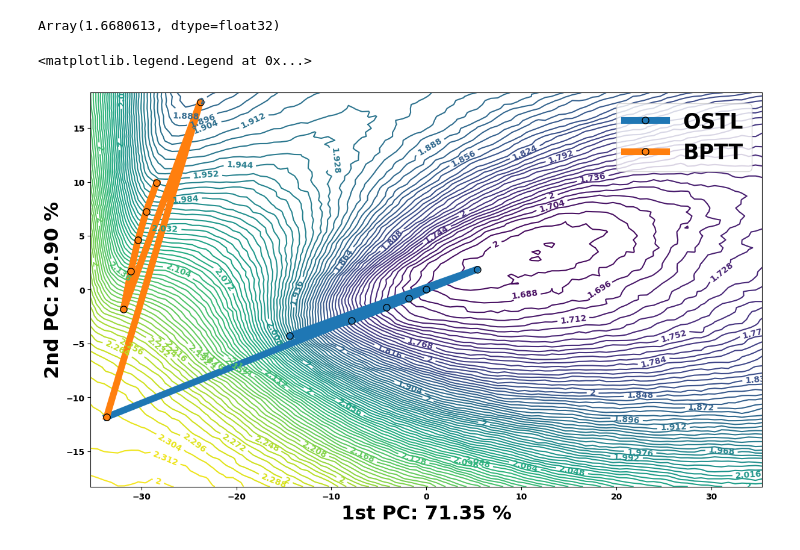
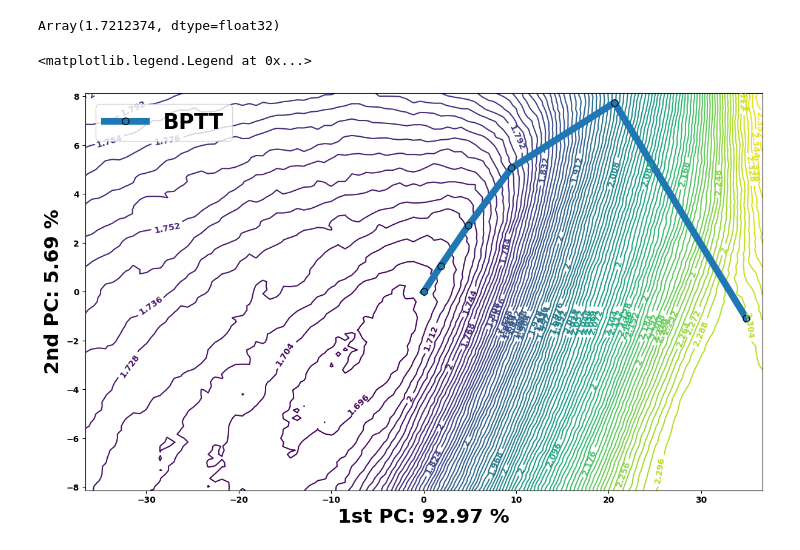
Before and after one commit to Intelligent-Microsystems-Lab/slax, a Jupyter notebook: example.ipynb, the cells around one changed output. Saved outputs shown, nothing was run; the diff lists cells and outputs as text; code cells hidden in the pictures.

```diff
--- a/example.ipynb
+++ b/example.ipynb
@@ -71,5 +126,11 @@ def exec(bp_params,bp_opt_state,ostl_params,ostl_opt_state,random_seed):
 # %%
 with open('./tmp/bp_model_{}'.format(0),'wb') as file:
             pickle.dump(tree_map(jnp.float32,bp_params),file,protocol=pickle.HIGHEST_PROTOCOL)
+with open('./tmp/ottt_model_{}'.format(0),'wb') as file:
+            pickle.dump(tree_map(jnp.float32,ottt_params),file,protocol=pickle.HIGHEST_PROTOCOL)
+with open('./tmp/otpe_model_{}'.format(0),'wb') as file:
+            pickle.dump(tree_map(jnp.float32,otpe_params),file,protocol=pickle.HIGHEST_PROTOCOL)
+with open('./tmp/rtrl_model_{}'.format(0),'wb') as file:
+            pickle.dump(tree_map(jnp.float32,rtrl_params),file,protocol=pickle.HIGHEST_PROTOCOL)
 with open('./tmp/ostl_model_{}'.format(0),'wb') as file:
             pickle.dump(tree_map(jnp.float32,ostl_params),file,protocol=pickle.HIGHEST_PROTOCOL)
@@ -96,0 +137,15 @@ with open('./tmp/ostl_model_{}'.format((i+1)//1_000),'wb') as file:
+# %%
+p = [bp_params,ostl_params,ottt_params,otpe_params,rtrl_params]
+opt_s = [bp_opt_state,ostl_opt_state,ottt_opt_state,otpe_opt_state,rtrl_opt_state]
+# %%
+best_bp_loss = 100
+best_ostl_loss = 100
+best_ottt_loss = 100
+best_otpe_loss = 100
+best_rtrl_loss = 100
+
+best_bp_params = bp_params
+best_ostl_params = ostl_params
+best_ottt_params = ottt_params
+best_otpe_params = otpe_params
+best_rtrl_params = rtrl_params
@@ -119,14 +219,26 @@ def load_params(number):
         ostl_params = pickle.load(file)
     ostl_params['params'] = tree_unflatten(struct,tree_leaves(ostl_params['params']))
     ostl_params['carry'] = bp_test_carry['carry']
-    return [bp_params,ostl_params][::-1]
+    with open('./tmp/ottt_model_{}'.format(number),'rb') as file:
+        ottt_params = pickle.load(file)
+    ottt_params['params'] = tree_unflatten(struct,tree_leaves(ottt_params['params']))
+    ottt_params['carry'] = bp_test_carry['carry']
+    with open('./tmp/otpe_model_{}'.format(number),'rb') as file:
+        otpe_params = pickle.load(file)
+    otpe_params['params'] = tree_unflatten(struct,tree_leaves(otpe_params['params']))
+    otpe_params['carry'] = bp_test_carry['carry']
+    with open('./tmp/rtrl_model_{}'.format(number),'rb') as file:
+        rtrl_params = pickle.load(file)
+    rtrl_params['params'] = tree_unflatten(struct,tree_leaves(rtrl_params['params']))
+    rtrl_params['carry'] = bp_test_carry['carry']
+    return [bp_params,ostl_params,ottt_params,otpe_params,rtrl_params][0:1]
 # %%
-get_loss(load_params(10)[0])
+get_loss(load_params(3)[0])
 # %% [output]
-Array(1.6680613, dtype=float32)
+Array(1.7212374, dtype=float32)
 # %%
-sl.gen_loss_landscape(get_loss,load_params,7,2)
-plt.legend(['BPTT','OSTL'][::-1],fontsize=25)
+sl.gen_loss_landscape(get_loss,load_params,6,1)
+plt.legend(['BPTT','OSTL','OTTT','OTPE','RTRL'],fontsize=25)
 # %% [output]
 <matplotlib.legend.Legend at 0x...>
-[figure, old version]
+[figure, new version]
```
Also changed, not shown: parts of 19 cells of this notebook, 12 other files.
